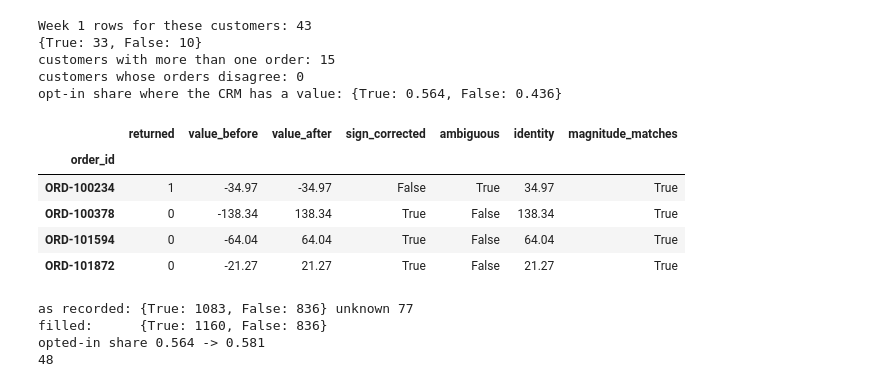
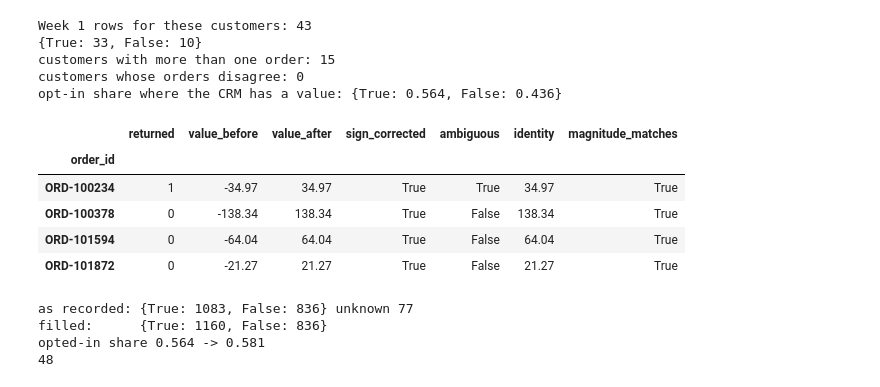
Before and after one commit to AdeEyeo/SPC5002---AI-in-the-Real-World, a Jupyter notebook: checks.ipynb, the cells around one changed output. Cells and saved outputs as stored; diff of their text form; code cells hidden in the pictures.

```diff
--- a/checks.ipynb
+++ b/checks.ipynb
@@ -227,28 +227,28 @@ opt-in share where the CRM has a value: {True: 0.564, False: 0.436}
 # %%
 import pandas as pd
 
-raw = pd.read_csv("../data/orders_joined.csv")
-clean = pd.read_csv("../outputs/orders_clean.csv")
+raw = pd.read_csv(ROOT / "data" / "orders_joined.csv")
+clean = pd.read_csv(ROOT / "outputs" / "orders_clean.csv")
 
 ids = raw.loc[raw["order_value"] < 0, "order_id"]
 before = raw[raw["order_id"].isin(ids)].set_index("order_id")
 after = clean[clean["order_id"].isin(ids)].set_index("order_id")
 
 check = pd.DataFrame({
     "returned": before["returned"],
     "value_before": before["order_value"],
     "value_after": after["order_value"],
     "sign_corrected": after["order_value_sign_corrected"],
     "ambiguous": after["order_value_ambiguous"],
     "identity": (before["item_price"] * before["quantity"]
                  * (1 - before["discount_pct"] / 100)).round(2),
 })
 check["magnitude_matches"] = (check["value_before"].abs() - check["identity"]).abs() <= 0.01
 check
 # %% [output]
 |  | returned | value_before | value_after | sign_corrected | ambiguous | identity | magnitude_matches |
 | order_id |  |  |  |  |  |  |  |
-| ORD-100234 | 1 | -34.97 | -34.97 | False | True | 34.97 | True |
+| ORD-100234 | 1 | -34.97 | 34.97 | True | True | 34.97 | True |
 | ORD-100378 | 0 | -138.34 | 138.34 | True | False | 138.34 | True |
 | ORD-101594 | 0 | -64.04 | 64.04 | True | False | 64.04 | True |
 | ORD-101872 | 0 | -21.27 | 21.27 | True | False | 21.27 | True |
```
Also changed, not shown: parts of 11 cells of this notebook, 13 other files.
